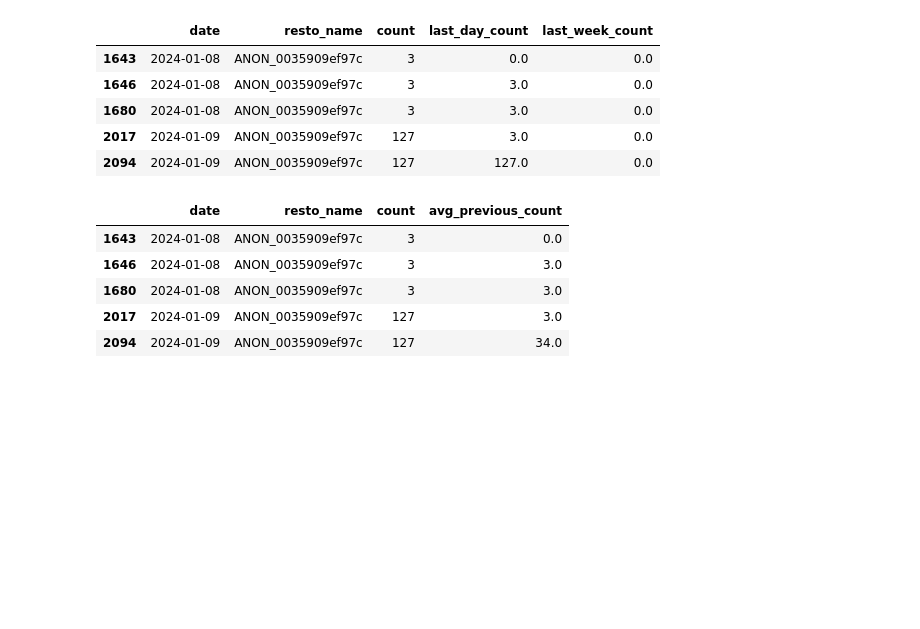
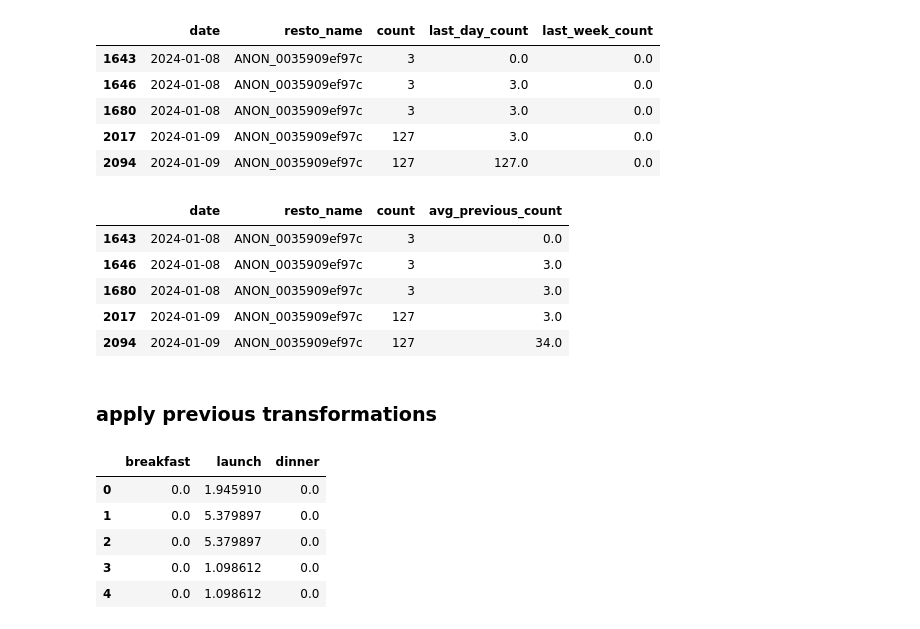
Before and after one commit to aziziabdallahesmail-ensia/IntelliCanteen, a Jupyter notebook: intellicanteen/notebooks/preprocessing and feature engineering.ipynb, the cells around one changed output. Cells and saved outputs as stored; diff of their text form; code cells hidden in the pictures; blank space fills up the shorter version.

```diff
--- a/intellicanteen/notebooks/preprocessing and feature engineering.ipynb
+++ b/intellicanteen/notebooks/preprocessing and feature engineering.ipynb
@@ -418,3 +418,22 @@ feature_engineered_df_expanding_avg.head()
 | 1680 | 2024-01-08 | ANON_0035909ef97c | 3 | 3.0 |
 | 2017 | 2024-01-09 | ANON_0035909ef97c | 127 | 3.0 |
 | 2094 | 2024-01-09 | ANON_0035909ef97c | 127 | 34.0 |
+# %% [markdown]
+### apply previous transformations
+# %%
+# Create a fresh copy of the joined dataframe for final processing
+final_df = joined_df.copy()
+
+# 1. Apply Log Transformation to the target variables
+# The column_transformer returns a numpy array of the transformed columns
+transformed_targets = column_transformer.fit_transform(final_df)
+final_df[['breakfast', 'launch', 'dinner']] = transformed_targets
+
+final_df[['breakfast', 'launch', 'dinner']].head()
+# %% [output]
+|  | breakfast | launch | dinner |
+| 0 | 0.0 | 1.945910 | 0.0 |
+| 1 | 0.0 | 5.379897 | 0.0 |
+| 2 | 0.0 | 5.379897 | 0.0 |
+| 3 | 0.0 | 1.098612 | 0.0 |
+| 4 | 0.0 | 1.098612 | 0.0 |
```
Also changed, not shown: parts of 8 cells of this notebook, 1 other file.
